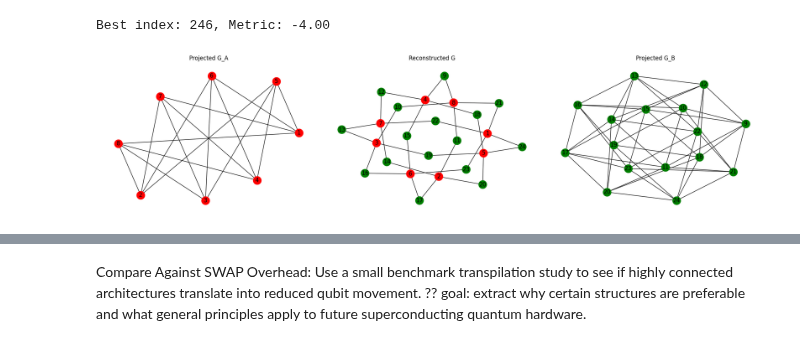
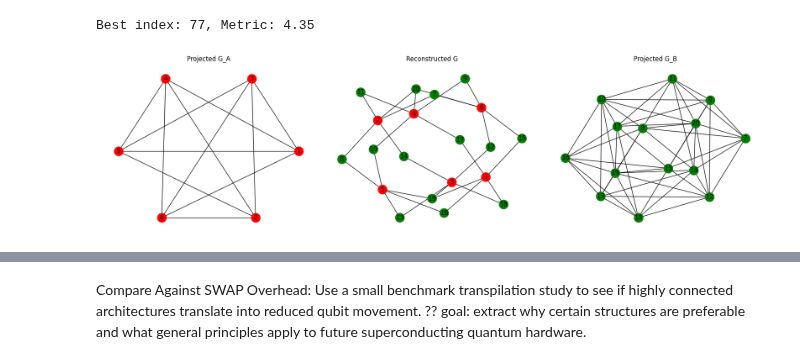
Before and after one commit to PITT-HATLAB/corral_crowding, a Jupyter notebook: src/notebooks/dev.ipynb, the cells around one changed output, grey strips where cells are left out. Drawn from its saved outputs; the diff is of its cells as text; code cells hidden in the pictures.

```diff
--- a/src/notebooks/dev.ipynb
+++ b/src/notebooks/dev.ipynb
@@ -39,7 +39,7 @@ def parse_nauty_edges(filename):
 def plot_graphs(G_valid, A_nodes, B_nodes, bipartite=False):
     """Plots the four graphs side by side: Bipartite G, General Layout, Projected G_A, Projected G_B."""
     subplots = 3 + bipartite
-    fig, axes = plt.subplots(1, subplots, figsize=(20, 5))
+    fig, axes = plt.subplots(1, subplots, figsize=(18, 5))
 
     # Plot 3: Projected G_A
     G_A_projected = nx.bipartite.projected_graph(G_valid, A_nodes)
@@ -246,8 +248,8 @@ def construct_bipartite_graph(G_A_projected, max_degree_A, max_degree_B):
 # Example Usage
 # Parameters for the simpler prototype
 num_A = [4, 5, 6, 7, 8]  # Number of A-nodes
-m_chromatic = 2  # Number of module variants
-max_degree_A = 4  # Each A-node can connect to at most 4 B-nodes
+m_chromatic = 3  # Number of module variants
+max_degree_A = 5  # Each A-node can connect to at most 4 B-nodes
 max_degree_B = 2  # Each B-node can connect to at most 2 A-nodes
 ###################################
 graph_list = []
@@ -321,37 +326,40 @@ class TopologyMetric:
     def graph_algebraic_connectivity(self):
         """Computes the algebraic connectivity of a graph."""
         L = nx.laplacian_spectrum(self.G)
-        return -1.0 * L[1]  # Second smallest eigenvalue
+        return L[1]  # Second smallest eigenvalue
 
     def diameter(self):
         return nx.diameter(self.G)
 
 
-best_metric = float("inf")
-for index in solution_indices:  # planar_indices:
-    G_A_projected = M_colorable[index]  # Take one of the two-colorable graphs
-    G_rebuilt, G_A, G_B = construct_bipartite_graph(
-        G_A_projected, max_degree_A=max_degree_A, max_degree_B=max_degree_B
-    )
+results = []
 
+for index, G_B in zip(solution_indices, G_B_list):  # planar_indices:
+    # G_A_projected = M_colorable[index]  # Take one of the two-colorable graphs
+    # G_rebuilt, G_A, G_B = construct_bipartite_graph(
+    #     G_A_projected, max_degree_A=max_degree_A, max_degree_B=max_degree_B
+    # )
+
+    if not index in planar_indices:
+        continue
     metrics = TopologyMetric(G_B)
     connectivity = metrics.graph_algebraic_connectivity()
-    metric = connectivity
-
-    if metric < best_metric:
-        best_metric = metric
-        best_index = index
-
-print(f"Best index: {best_index}, Metric: {best_metric:.2f}")
+    try:
+        avg_d = metrics.average_distance()
+    except:
+        print(index)
+    diameter = metrics.diameter()
+    results += [(index, connectivity, avg_d, diameter)]
-# %% [output]
-Best index: 246, Metric: -4.00
 # %%
+best_index, best_metric, _, _ = max(results, key=lambda x: x[1])
+print(f"Best index: {best_index}, Metric: {best_metric:.2f}")
 G_A_projected = M_colorable[best_index]  # Take one of the two-colorable graphs
 
 G_rebuilt, G_A, G_B = construct_bipartite_graph(
     G_A_projected, max_degree_A=max_degree_A, max_degree_B=max_degree_B
 )
 if G_rebuilt:
     plot_graphs(G_rebuilt, G_A, G_B)
 # %% [output]
+Best index: 77, Metric: 4.35
-[figure, old version]
+[figure, new version]
```
Also changed, not shown: parts of 6 cells of this notebook, 12 other files.
